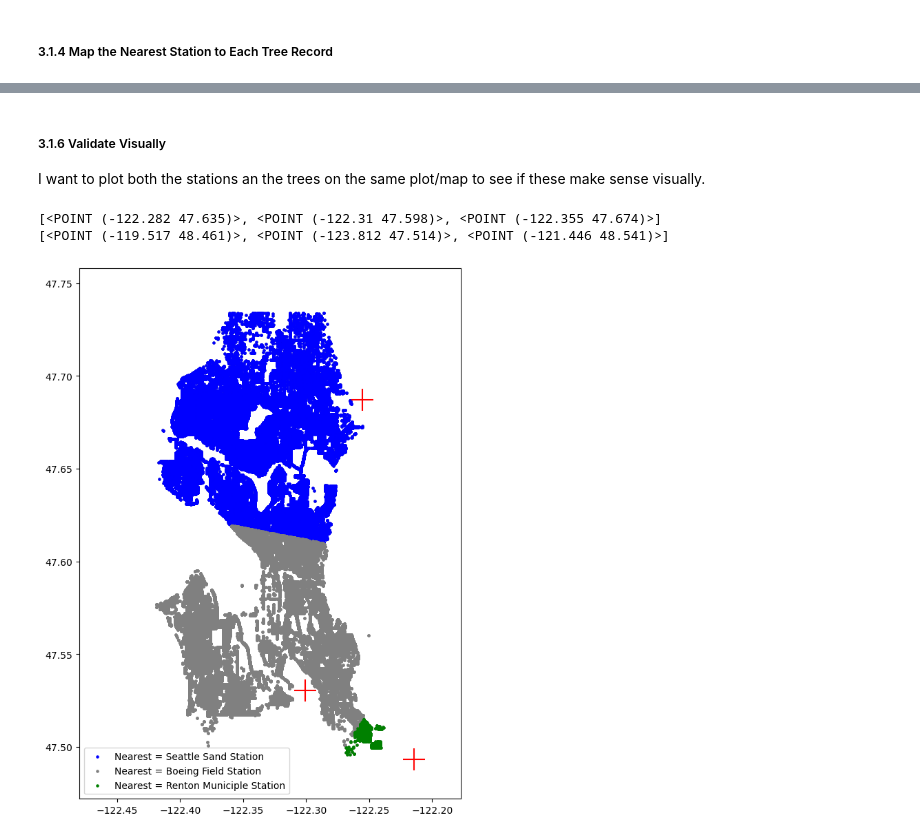
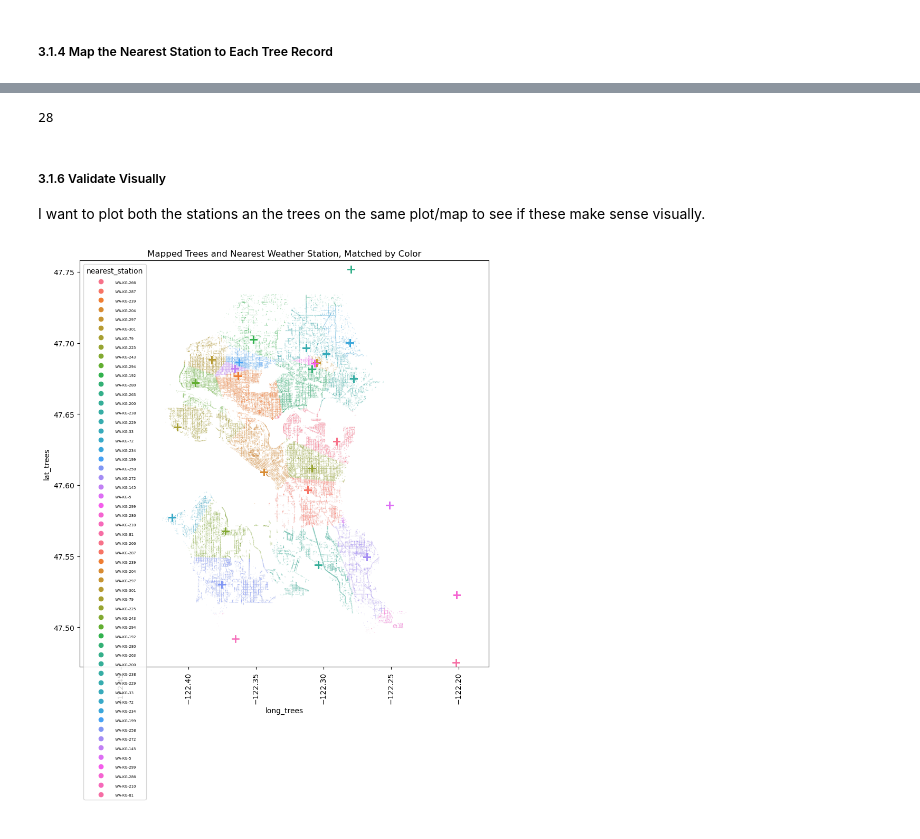
Before and after one commit to BrettlyCD/seattle-trees-project, a Jupyter notebook: notebooks/02_exploratory_data_analysis.ipynb, the cells around one changed output, grey strips where cells are left out. Drawn from its saved outputs; the diff is of its cells as text; code cells hidden in the pictures.

Commit message:
Merge and map trees & station data.

```diff
--- a/notebooks/02_exploratory_data_analysis.ipynb
+++ b/notebooks/02_exploratory_data_analysis.ipynb
@@ -203,13 +201,13 @@ def dist_b_points(lat1, long1, lat2, long2):
 # %%
 def flag_nearest(lat, long):
     """
-    Label the closest weather station using the reults of the dist_b_points function.
+    Label the closest weather station using the results of the dist_b_points function.
     I want to research and test this more. It seems weird to me that we specify the fields and df in the function, rather than use dynamic inputs.
     Credit https://medium.com/analytics-vidhya/finding-nearest-pair-of-latitude-and-longitude-match-using-python-ce50d62af546
     """
-    distances = climate_data.apply(
-        lambda row: dist_b_points(lat, long, row['lat_climate'], row['long_climate']), axis = 1)
-    return climate_data.loc[distances.idxmin(), 'STATION']
+    distances = prcp_22.apply(
+        lambda row: dist_b_points(lat, long, row['lat_prcp'], row['long_prcp']), axis = 1)
+    return prcp_22.loc[distances.idxmin(), 'station_id']
 # %% [markdown]
 ##### 3.1.4 Map the Nearest Station to Each Tree Record
 # %%
@@ -228,6 +238,6 @@ I'm surprised this only mapped in 3 location as the nearest. Let's merge in the
 ##### 3.1.5 Merge Datasets Into a Single Table
 # %%
 #left join on the station_id to create a master df to continue with my EDA.
-trees_climate_all = pd.merge(trees_data, climate_data, left_on='nearest_station', right_on='STATION', how='left')
+trees_prcp_all = pd.merge(trees_data, prcp_22, left_on='nearest_station', right_on='station_id', how='inner')
 # %%
 #check which stations came back, we'll use the station id later to split out for our map
@@ -240,16 +262,10 @@ RENTON MUNI AP, WA US        USW00094248      1290
 dtype: int64
+# %%
+#Check how manyunique values of nearest station
+len(trees_prcp_all['nearest_station'].unique())
+# %% [output]
+28
 # %% [markdown]
 ##### 3.1.6 Validate Visually
 
 I want to plot both the stations an the trees on the same plot/map to see if these make sense visually.
-# %%
-crs = {'init': 'epsg:4326'} #standardization for geo data
-geometry1 = [Point(xy) for xy in zip(trees_data['long_trees'], trees_data['lat_trees'])] #create points for trees location
-geometry2 = [Point(xy) for xy in zip(climate_data['long_climate'], climate_data['lat_climate'])] #create points for weather stations
-
-#check the formatting and values of the points
-print(geometry1[:3])
-print(geometry2[:3])
-# %% [output]
-[<POINT (-122.282 47.635)>, <POINT (-122.31 47.598)>, <POINT (-122.355 47.674)>]
-[<POINT (-119.517 48.461)>, <POINT (-123.812 47.514)>, <POINT (-121.446 48.541)>]
@@ -260,17 +272,16 @@ stations_geo_df = gpd.GeoDataFrame(climate_data, crs = crs, geometry=geometry2)
 # %%
-#Create a plot, splitting out the different points by color for their different closest stations.
+#Create a plot, splitting out the different points by color for their different closest stations and plot them on the same plane as the stations.
 fig, ax = plt.subplots(figsize = (10,10))
-trees_geo_df.plot(ax=ax, markersize=5, color='gray', marker='o')
-trees_geo_df[trees_geo_df['nearest_station'] == 'USW00094290'].plot(ax=ax, markersize=5, color='blue', marker='o', label='Nearest = Seattle Sand Station')
-trees_geo_df[trees_geo_df['nearest_station'] == 'USW00024234'].plot(ax=ax, markersize=5, color='gray', marker='o', label='Nearest = Boeing Field Station')
-trees_geo_df[trees_geo_df['nearest_station'] == 'USW00094248'].plot(ax=ax, markersize=5, color='green', marker='o', label='Nearest = Renton Municiple Station')
-
-stations_geo_df.plot(ax=ax, markersize=500, color='red', marker='+')
+sns.scatterplot(ax=ax, x='long_trees', y='lat_trees', data=trees_prcp_all, hue='nearest_station', marker='o', s=1, alpha=0.1)
+sns.scatterplot(ax=ax, x='long_prcp', y='lat_prcp', data=trees_prcp_all, hue='nearest_station', marker='+', s=100)
 
 #zoom into rough seattle area by adding some space around the min and max values
 plt.axis([trees_data['long_trees'].min()*1.0005, trees_data['long_trees'].max()*.9995, trees_data['lat_trees'].min()*0.9995, trees_data['lat_trees'].max()*1.0005])
-plt.legend()
 
+#set title, change legend font size, and rotate axis labels
+ax.set_title('Mapped Trees and Nearest Weather Station, Matched by Color')
+plt.setp(ax.get_legend().get_texts(), fontsize='5')
+plt.xticks(rotation=90)
 plt.show()
 # %% [output]
-[figure, old version]
+[figure, new version]
```
Also changed, not shown: parts of 5 cells of this notebook.
